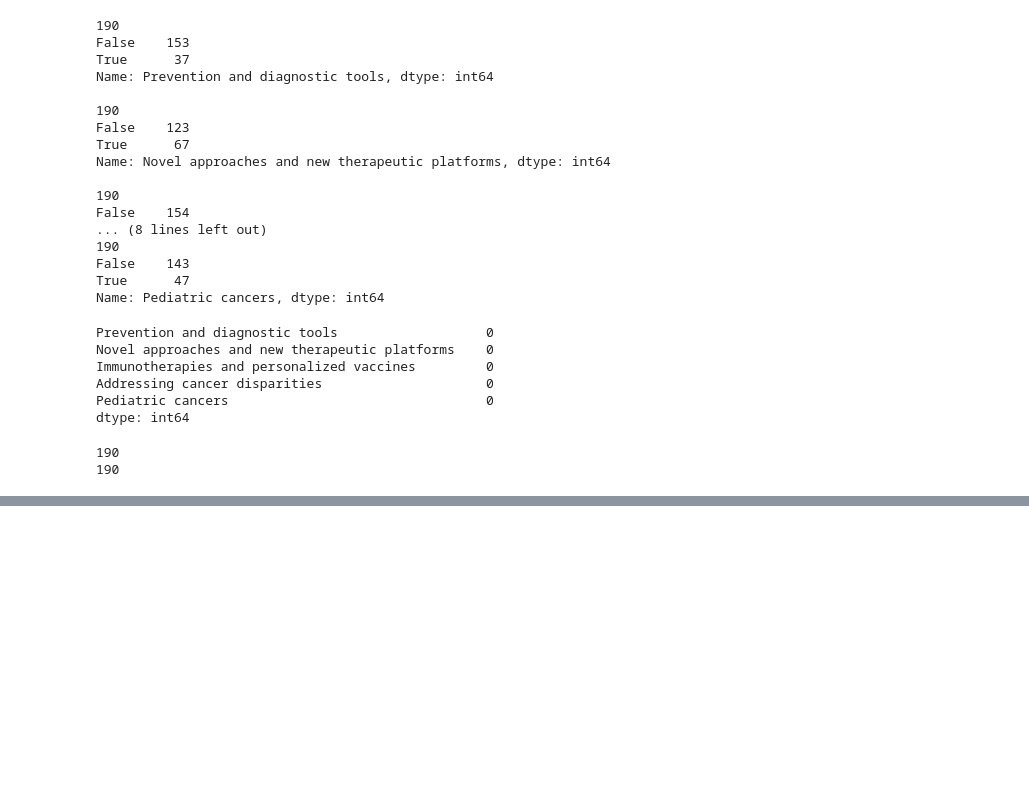
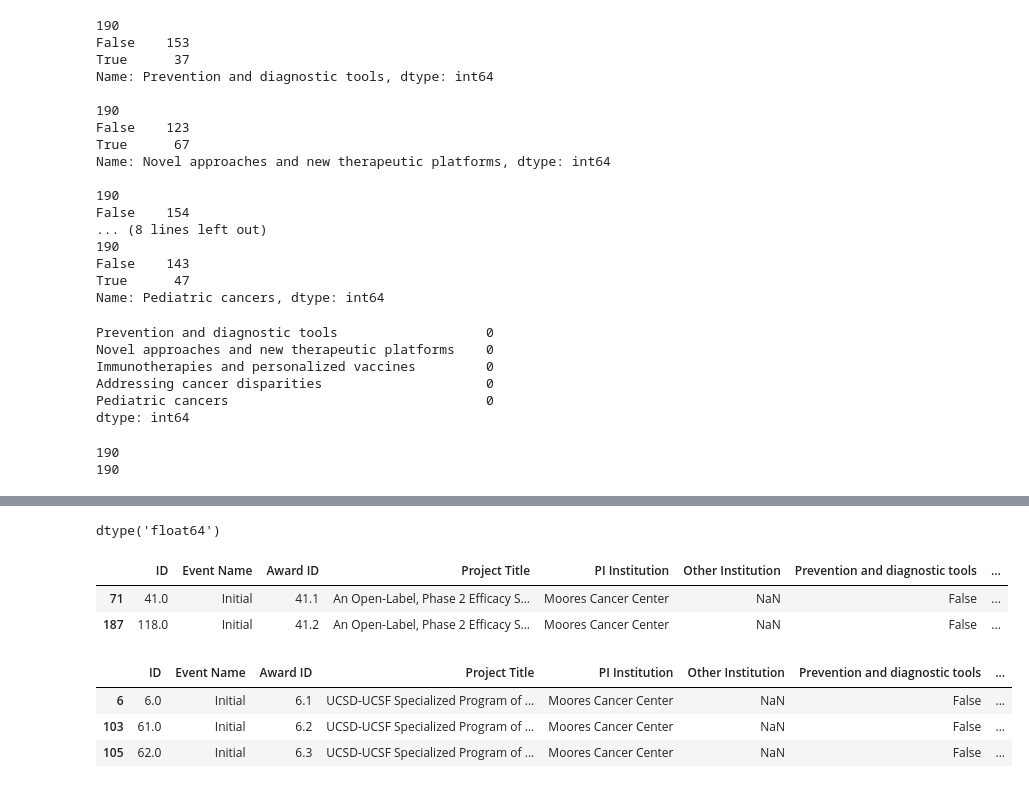
Before and after one commit to lucienqchen/curebound, a Jupyter notebook: curebound/notebooks/phu-diane-data-analysis.ipynb, the cells around one changed output, grey strips where cells are left out. Cells and saved outputs as stored; diff of their text form; code cells hidden in the pictures; blank space fills up the shorter version.

```diff
--- a/curebound/notebooks/phu-diane-data-analysis.ipynb
+++ b/curebound/notebooks/phu-diane-data-analysis.ipynb
@@ -101,0 +168,10 @@ print(roi.shape[0])
+# %%
+roi.dtypes['Clinical Trials Resulted']
+# %% [output]
+dtype('float64')
+# %%
+roi[roi['Project Title'].str.contains('An Open')]
+# %% [output]
+|  | ID | Event Name | Award ID | Project Title | PI Institution | Other Institution | Prevention and diagnostic tools | ... |
+| 71 | 41.0 | Initial | 41.1 | An Open-Label, Phase 2 Efficacy S... | Moores Cancer Center | NaN | False | ... |
+| 187 | 118.0 | Initial | 41.2 | An Open-Label, Phase 2 Efficacy S... | Moores Cancer Center | NaN | False | ... |
@@ -101,0 +202,7 @@ print(roi.shape[0])
+# %%
+roi[roi['Project Title'] == 'UCSD-UCSF Specialized Program of Research Excellence (SPORE) in Head and Neck Cancer']
+# %% [output]
+|  | ID | Event Name | Award ID | Project Title | PI Institution | Other Institution | Prevention and diagnostic tools | ... |
+| 6 | 6.0 | Initial | 6.1 | UCSD-UCSF Specialized Program of ... | Moores Cancer Center | NaN | False | ... |
+| 103 | 61.0 | Initial | 6.2 | UCSD-UCSF Specialized Program of ... | Moores Cancer Center | NaN | False | ... |
+| 105 | 62.0 | Initial | 6.3 | UCSD-UCSF Specialized Program of ... | Moores Cancer Center | NaN | False | ... |
```
Also changed, not shown: parts of 13 cells of this notebook, 5 other files.
